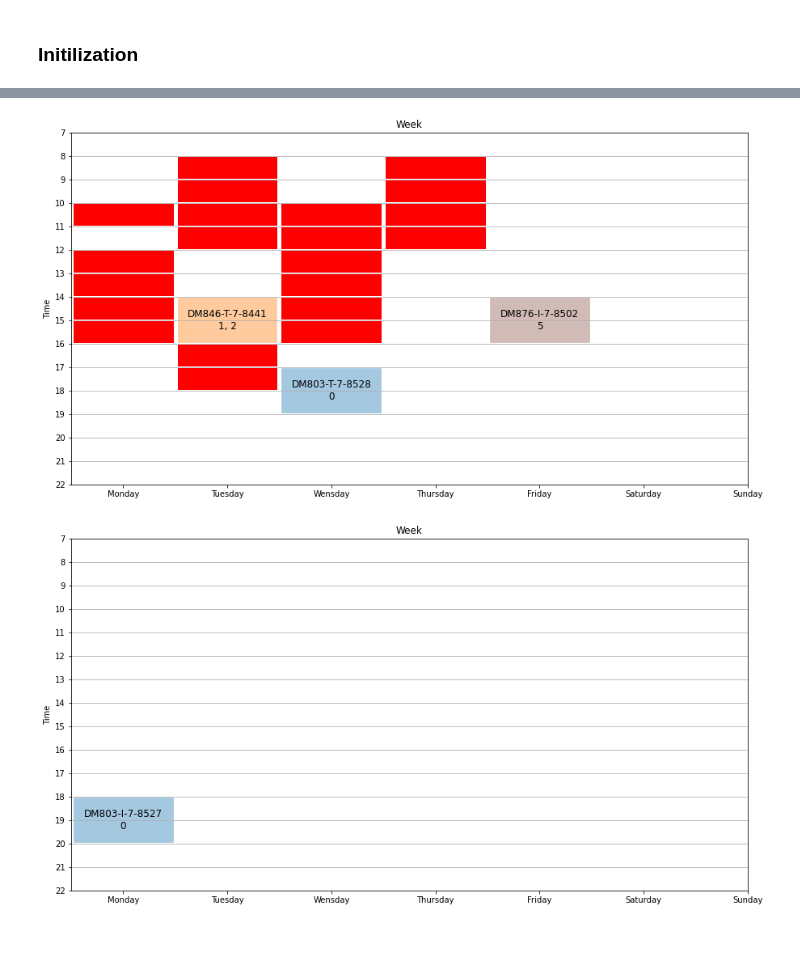
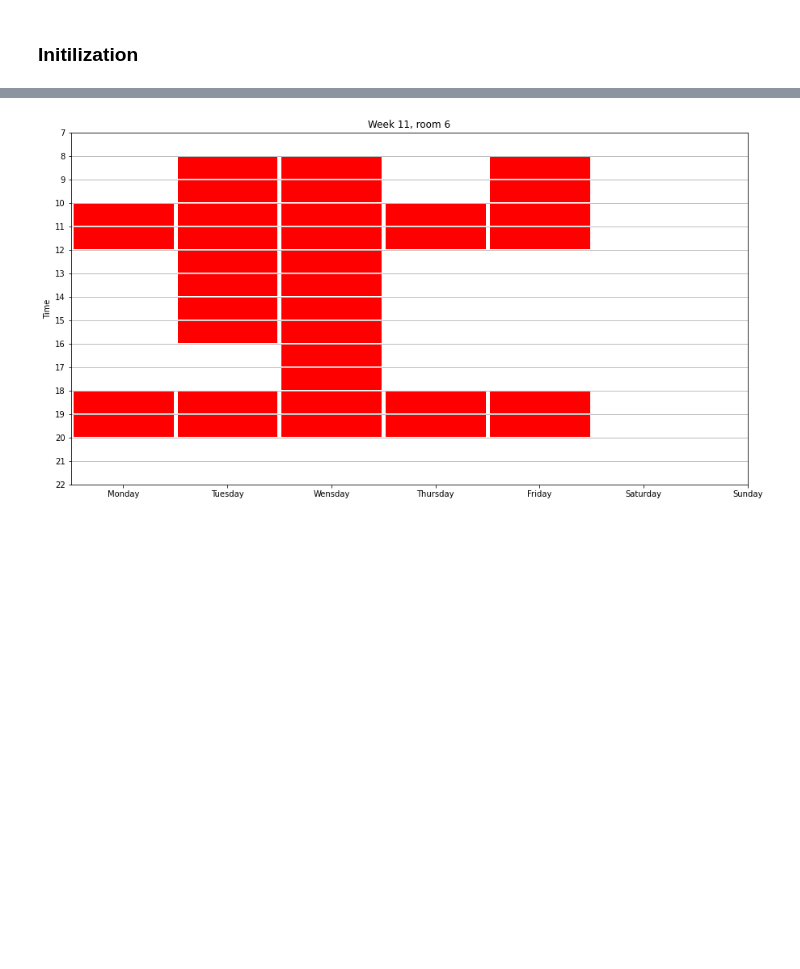
Before and after one commit to ValdemarGr/mathematical-opt-exercises, a Jupyter notebook: assignment-1/assignment.ipynb, the cells around one changed output, grey strips where cells are left out. Saved outputs shown, nothing was run; the diff lists cells and outputs as text; code cells hidden in the pictures; blank space fills up the shorter version.

```diff
--- a/assignment-1/assignment.ipynb
+++ b/assignment-1/assignment.ipynb
@@ -38,7 +38,7 @@ def plotDay(timeslots):
 
     plt.show()
 
-def plotWeek(timeslotDays, dayStartAndEnd = None):
+def plotWeek(timeslotDays, dayStartAndEnd = None, title = None):
     width = 15
     height = 8
     weekdays = 7
@@ -82,8 +82,10 @@ def plotWeek(timeslotDays, dayStartAndEnd = None):
 
         applyTimeslots(offset, offset + dayWidth, dayTimeslots, ax)
 
-
-    ax.set_title("Week")
+    if title != None:
+        ax.set_title(title)
+    else:
+        ax.set_title("Week")
 
     plt.show()
 # %%
@@ -167,6 +172,7 @@ Here I sum up all events for a teacher for a given day in all rooms. I square th
 import pyomo.environ as po
 import src.data as imp
 import time
+from datetime import datetime
 
 dataImporter = imp.Data("data/small")
 
@@ -176,5 +182,13 @@ events = dataImporter.events
 teachers = dataImporter.teachers
 students = dataImporter.students
 rooms = dataImporter.rooms
+
+def uniq(lst):
+    last = object()
+    for item in lst:
+        if item == last:
+            continue
+        yield item
+        last = item
 # %%
 class ModelDataMapping:
@@ -508,39 +613,35 @@ def plotFor(week, room):
 
             for (h, d, w) in modelDataMapping.P:
                 if w != week:
                     continue
 
                 s = set(modelDataMapping.B[r])
 
                 namedEvent = modelDataMapping.namedEvents[e]
 
                 if (h, d, w) in s:
                     timeslots[d].append(Timeslot(h + dayStart, h + dayStart + 1, "red", ""))
                     continue
 
                 value = po.value(model.x[e,r,h,d,w])
 
                 if value != 0:
                     color = color_map[namedEvent[0]]
 
                     teachersThatCanTeachThis = [str(teacherIdx) for teacherIdx in modelDataMapping.courseIdToTeacherMapping[e]]
 
                     timeslots[d].append(Timeslot(h + dayStart, h + dayStart + namedEvent[1]["duration"], color, namedEvent[1]["id"] + "\n" + ", ".join(teachersThatCanTeachThis)))
 
-    plotWeek(timeslots, (7, 22))
+    plotWeek(timeslots, (7, 22), "Week " + str(week) + ", room " + str(room))
 
 
 for e in [3,2]:#modelDataMapping.E[:10]:
     for r in modelDataMapping.R:
         for p in modelDataMapping.P:
             if po.value(model.x[e,r,p]) == 1:
-                #print(e,r,p)
-                plotFor(week=p[2],room=r)
+                pass
+                #plotFor(week=p[2],room=r)
 
-
-#plotFor(week=6, room=4)
+plotFor(week=11, room=6)
 # %% [output]
-[figure, old version]
+[figure, new version]
-[figure, removed]
-# %% [markdown]
-##
```
Also changed, not shown: parts of 12 cells of this notebook.
